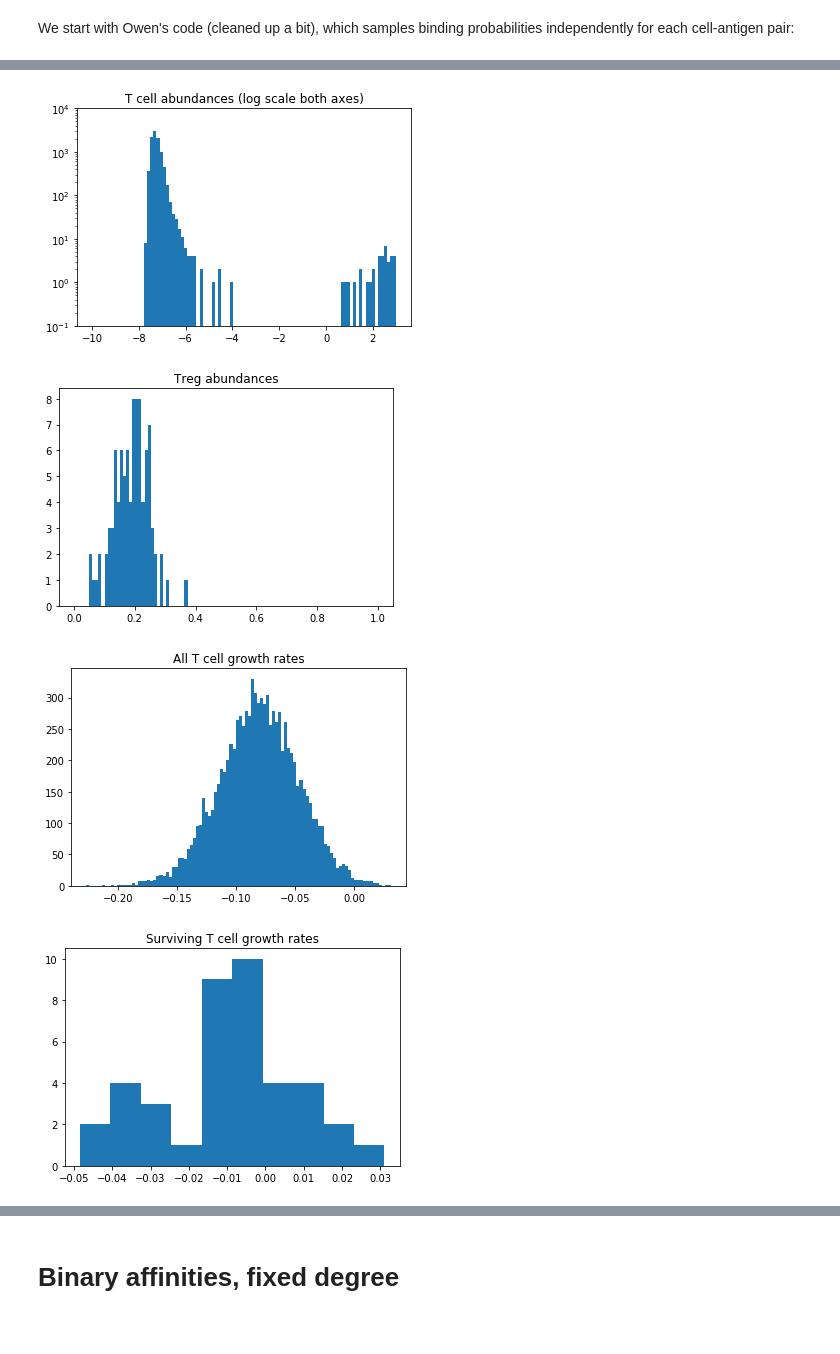
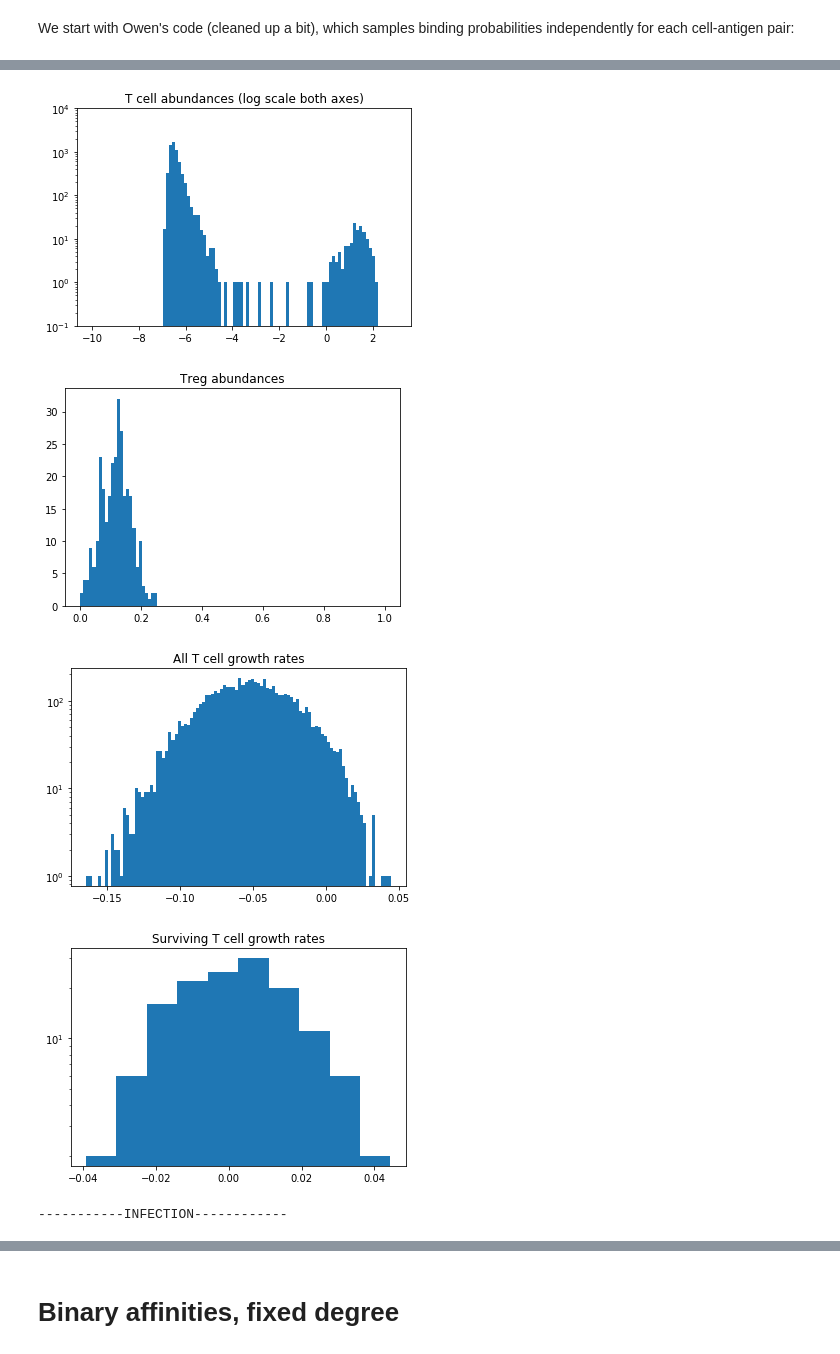
Before and after one commit to Ninjaneer32/immune-svm, a Jupyter notebook: scripts/Testing.ipynb, the cells around one changed output, grey strips where cells are left out. Cells and saved outputs as stored; diff of their text form; code cells hidden in the pictures.

```diff
--- a/scripts/Testing.ipynb
+++ b/scripts/Testing.ipynb
@@ -41,14 +41,15 @@ def TrainNetwork(phi_reg_reg,phi_cell_reg,rvals):
 # %% [markdown]
 We start with Owen's code (cleaned up a bit), which samples binding probabilities independently for each cell-antigen pair:
 # %%
+Num_path = 100
 #declare simulation paramaters:
 params={
 #the number of Tregs
-'Num_treg' : 95,
+'Num_treg' : 300,
 #the number of Tcells
-'Num_tcell' : 9500,
+'Num_tcell' : 6000,
 #the number of sites
-'Num_sites' : 25000,
+'Num_sites' : 6000,
 #the Treg- antigen site binding strenth
 'c' : 1.0,
 #the varience in Treg-antigen binding around zero
@@ -56,12 +57,13 @@ params={
 #the varience in Treg-antigen binding around c
 'sigma_cp' : 0.0,
 #the binding
-'pval_cell' : 0.01,
-'pval_treg' : 0.06,
+'pval_cell' : 0.03,
+'pval_treg' : 0.03,
 'max_v' : 1.0}
 
 #Define antigen concentrations
 vx = 0.5*params['max_v'] * np.ones(params['Num_sites']) #+ np.random.uniform(-max_v/2,max_v/2,Num_sites)
+vx[:Num_path] = 0
 
 #generate a Treg-Tcell graph
 #######################################
@@ -101,13 +103,34 @@ plt.show()
 thresh = 1e-3
 #vx = params['max_v']+np.random.randn(params['Num_sites'])*0.1
 vx = params['max_v']*np.random.rand(len(vx))
+vx[:Num_path] = 0
+phi_reg_reg, phi_cell_reg, rvals = MakeOverlaps(pix,palphax,vx)
+out = (phi_cell_reg.T/rvals).T.dot(Treg)
+plt.hist(1-out,bins=100)
+plt.gca().set_yscale('log')
+plt.gca().set_title('All T cell growth rates')
+plt.show()
+out = out[Tcell>thresh]
+plt.hist(1-out)
+plt.gca().set_yscale('log')
+plt.gca().set_title('Surviving T cell growth rates')
+plt.show()
+
+print('-----------INFECTION------------')
+#Randomly vary all the v_x values between 0 and max_v, including pathogens:
+thresh = 1e-3
+#vx = params['max_v']+np.random.randn(params['Num_sites'])*0.1
+vx = params['max_v']*np.random.rand(params['Num_sites'])
 phi_reg_reg, phi_cell_reg, rvals = MakeOverlaps(pix,palphax,vx)
 out = (phi_cell_reg.T/rvals).T.dot(Treg)
 plt.hist(1-out,bins=100)
 plt.gca().set_title('All T cell growth rates')
+plt.gca().set_yscale('log')
 plt.show()
+
 out = out[Tcell>thresh]
-plt.hist(1-out)
+plt.hist(1-out,bins=100)
 plt.gca().set_title('Surviving T cell growth rates')
+plt.gca().set_yscale('log')
 plt.show()
 # %% [output]
@@ -118,4 +141,5 @@ plt.show()
-[figure, old version]
+[figure, new version]
-[figure, old version]
+[figure, new version]
-[figure, old version]
+[figure, new version]
-[figure, old version]
+[figure, new version]
+-----------INFECTION------------
```
Also changed, not shown: parts of 1 cell of this notebook.
